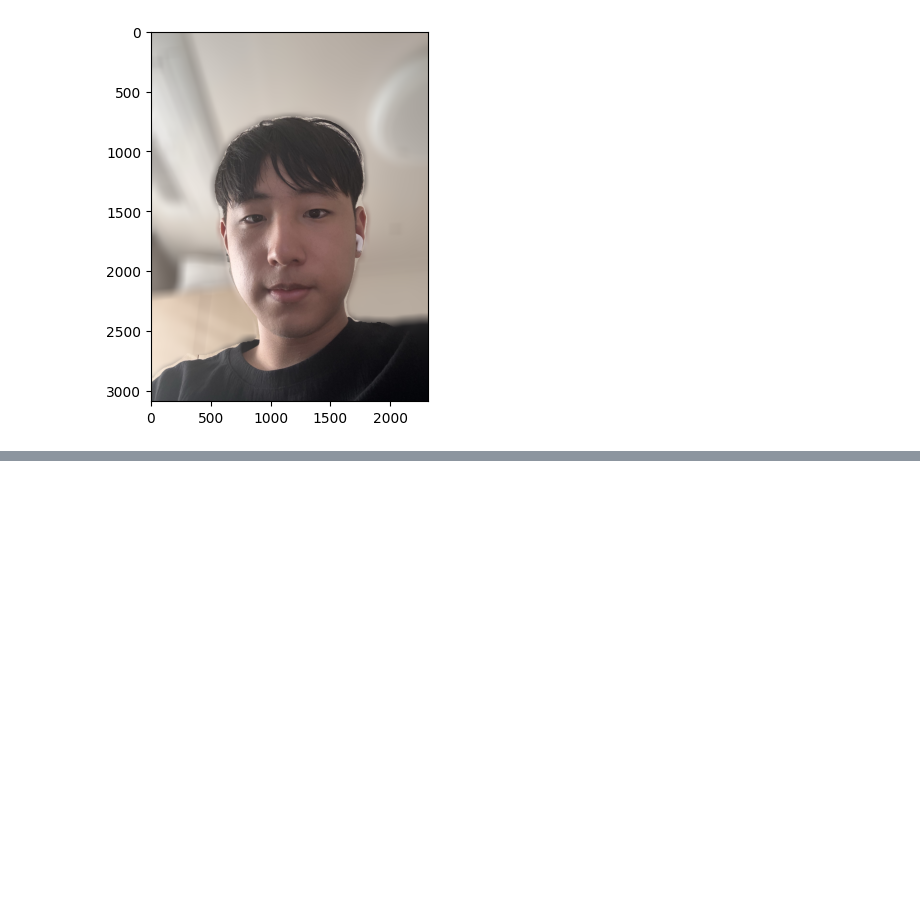
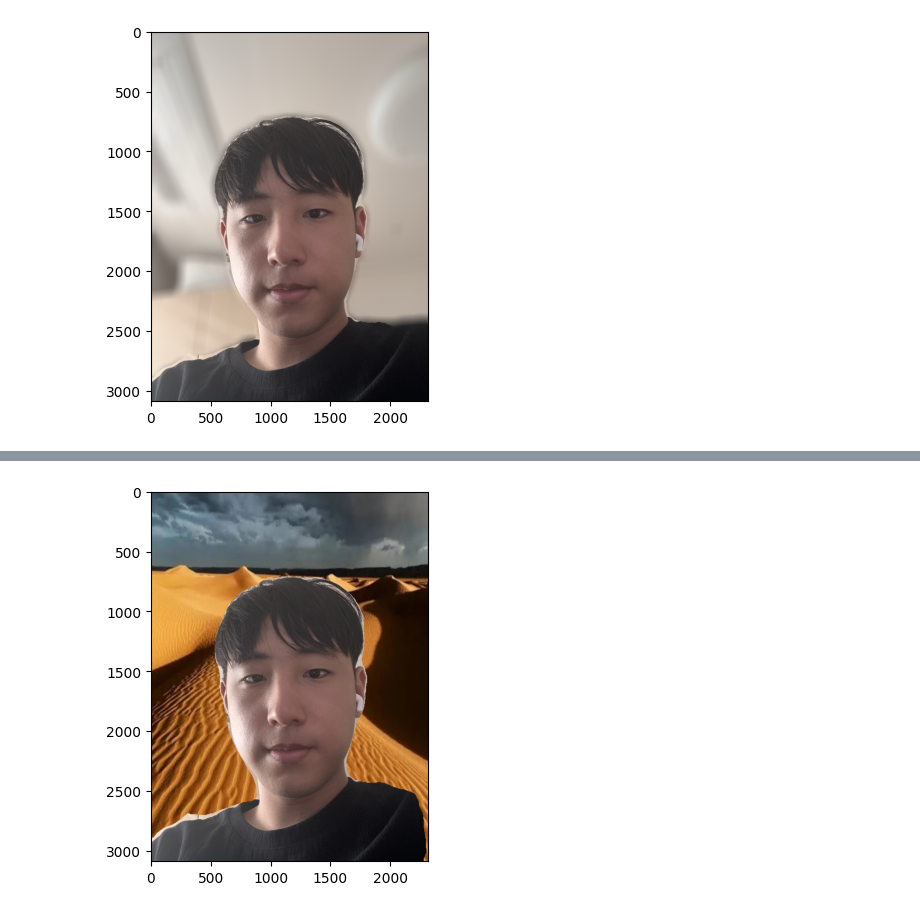
Before and after one commit to sunmoan/AIFFEL_quest_rs, a Jupyter notebook: Untitled15.ipynb, the cells around one changed output, grey strips where cells are left out. Cells and saved outputs as stored; diff of their text form; code cells hidden in the pictures; blank space fills up the shorter version.

```diff
--- a/Untitled15.ipynb
+++ b/Untitled15.ipynb
@@ -280,0 +306,16 @@ plt.show()
+# %%
+model = deeplabv3_resnet101(pretrained=True).eval()
+
+transform = T.Compose([
+    T.ToPILImage(),
+    T.Resize((520, 520)),  # 모델 입력 크기
+    T.ToTensor(),
+])
+
+input_tensor = transform(cat_img).unsqueeze(0)
+
+with torch.no_grad():
+    output = model(input_tensor)["out"][0]
+    output_predictions = output.argmax(0).byte().cpu().numpy()
+
+print(f"추론 마스크 크기 (Before Resize): {output_predictions.shape}")
@@ -280,0 +324,5 @@ plt.show()
+# %%
+# 마스크를 원본 크기로 Resize
+output_predictions_resized = cv2.resize(output_predictions, (cat_img.shape[1], cat_img.shape[0]), interpolation=cv2.INTER_NEAREST)
+
+print(f"추론 마스크 크기 (After Resize): {output_predictions_resized.shape}")
@@ -280,0 +331,3 @@ plt.show()
+# %%
+unique_classes = np.unique(output_predictions_resized)
+print(f"예측된 클래스 ID: {unique_classes}")
@@ -280,0 +336,8 @@ plt.show()
+# %%
+target_class_id = unique_classes[-1]
+
+seg_map = (output_predictions_resized == target_class_id)
+img_mask = seg_map.astype(np.uint8) * 255
+
+plt.imshow(img_mask, cmap='gray')
+plt.show()
@@ -280,0 +346,12 @@ plt.show()
+# %%
+# 배경을 고양이 이미지 크기에 맞춤
+sand_img_resized = cv2.resize(sand_img, (cat_img.shape[1], cat_img.shape[0]))
+
+# 고양이 부분만 남기고 배경 적용
+img_mask_color = cv2.cvtColor(img_mask, cv2.COLOR_GRAY2BGR)  # 3채널 변환
+result_img = np.where(img_mask_color == 255, cat_img, sand_img_resized)  # 마스크 기반 합성
+
+plt.imshow(result_img)
+plt.show()
+# %% [output]
+[figure, added]
```
Also changed, not shown: parts of 6 cells of this notebook.
